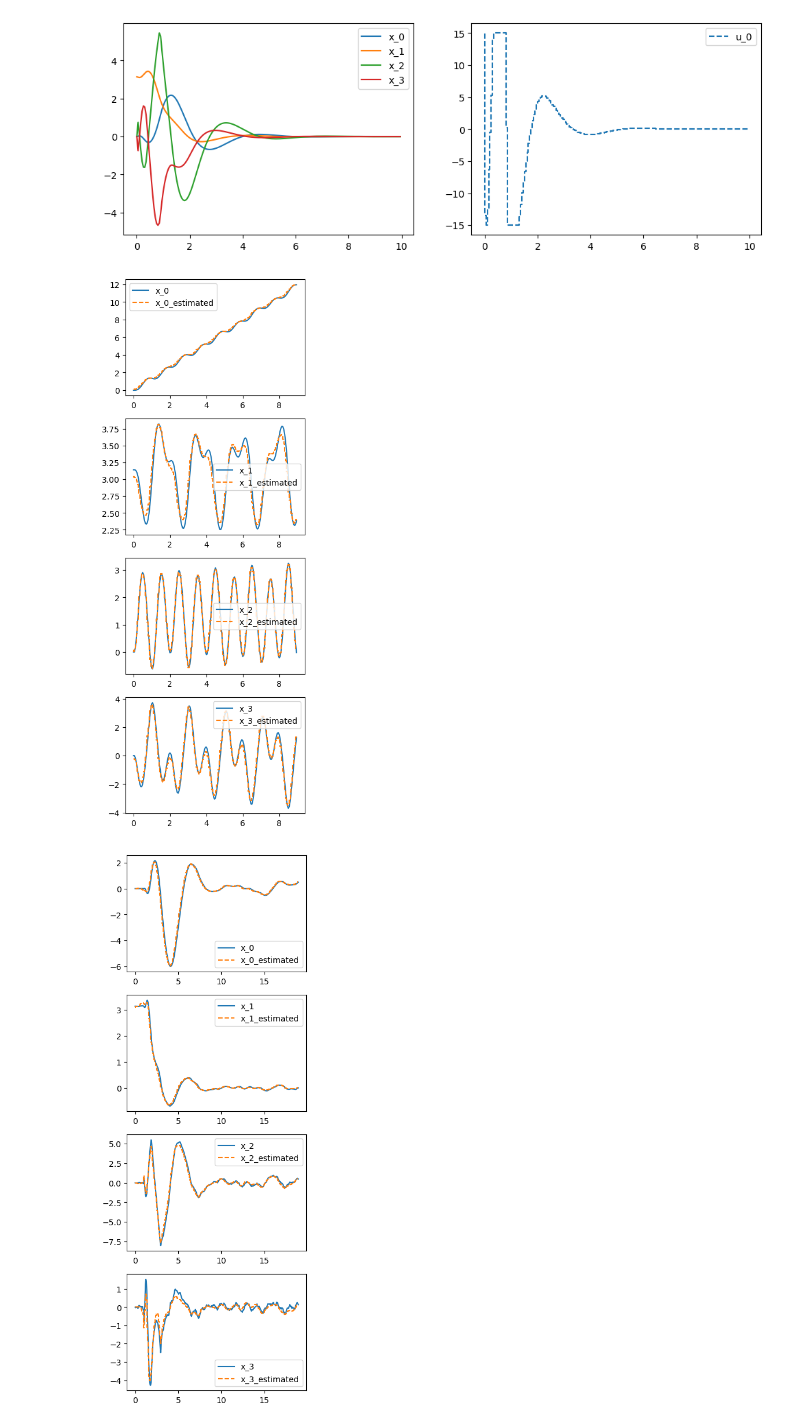
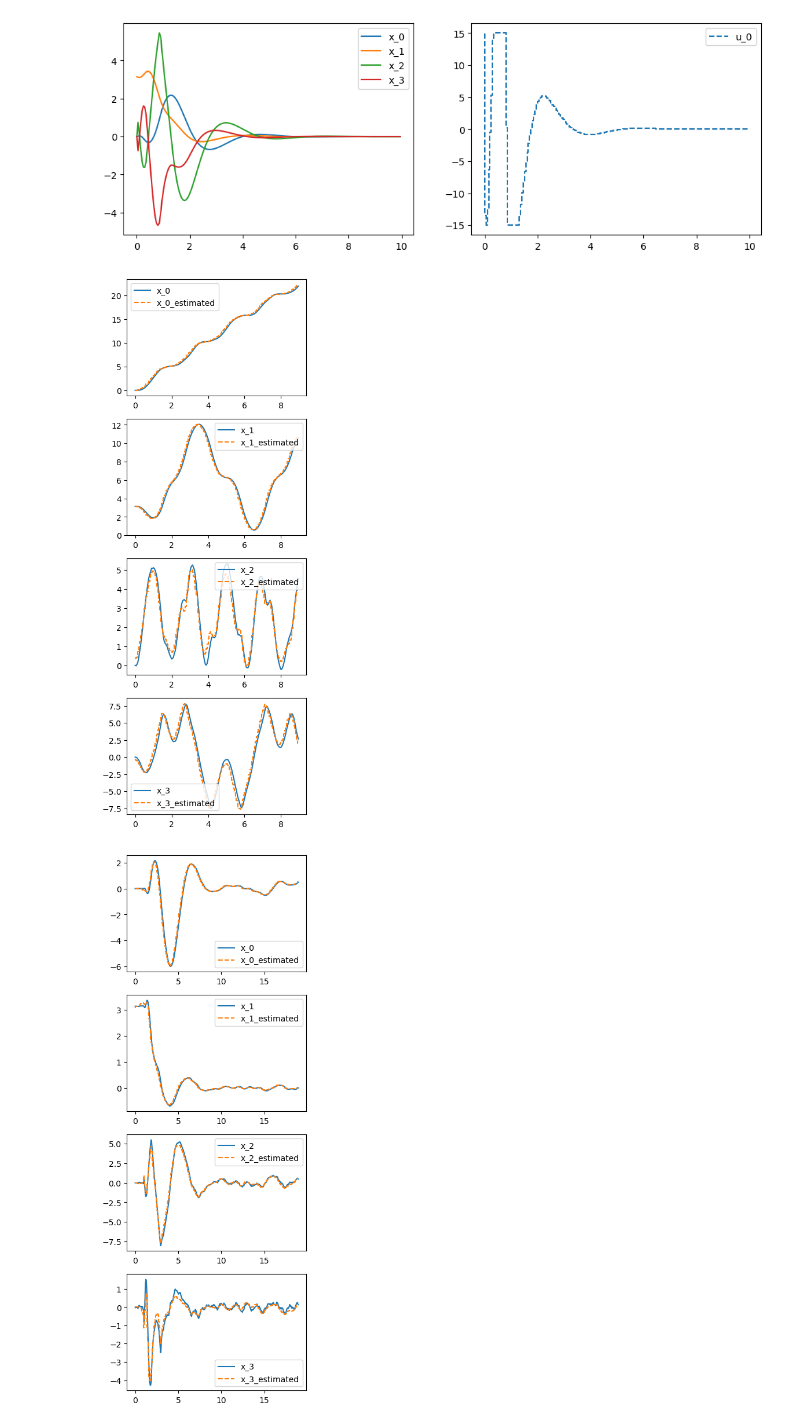
Before and after one commit to proxima-technology/casadi_mpc_nyuumon, a Jupyter notebook: src/chapter8_MPC_and_MHE.ipynb, the cells around one changed output. Cells and saved outputs as stored; diff of their text form; code cells hidden in the pictures.

```diff
--- a/src/chapter8_MPC_and_MHE.ipynb
+++ b/src/chapter8_MPC_and_MHE.ipynb
@@ -260,35 +260,35 @@ for t in t_eval:
     if len(Y) > N:
         ys = casadi.vertcat(*Y[-N:]).full().ravel().tolist()
         us = casadi.vertcat(*U[-N:]).full().ravel().tolist()
         x0 = compute_optimal_estimate(S_MHE,us,ys,x0,x_hat)
         x_est = x0[:nx]
         X_est.append(x_est)
         x_hat = x_est
     u_current = casadi.DM([10*np.sin(2*np.pi*t)])
-    p_current = casadi.DM([u_current,0])
+    p_current = casadi.DM([u_current,np.random.normal()])
     x_current = I(x0=x_current,p=p_current)["xf"]
     y_current = h(x_current)
     X.append(x_current)
     Y.append(y_current)
     U.append(u_current)
     # U.append(u_opt)
 
 X.pop()
 X = np.array(X).reshape(t_eval.size,nx)
 # X_est.pop()
 X_est = np.array(X_est).reshape(-1,nx)
 
 plt.figure(figsize=(4,12))
 
 for i in range(nx):
     plt.subplot(nx,1,i+1)
     plt.plot(t_eval[:-N],X[:-N,i],label=f"x_{i}")
     plt.step(t_eval[:-N],X_est[:,i],linestyle="--",label=f"x_{i}_estimated")
     plt.legend()
 
 plt.show()
 # %% [output]
-[figure, old version]
+[figure, new version]
 # %%
 t_span = [0,20]
 t_eval = np.arange(*t_span,dt)
```
